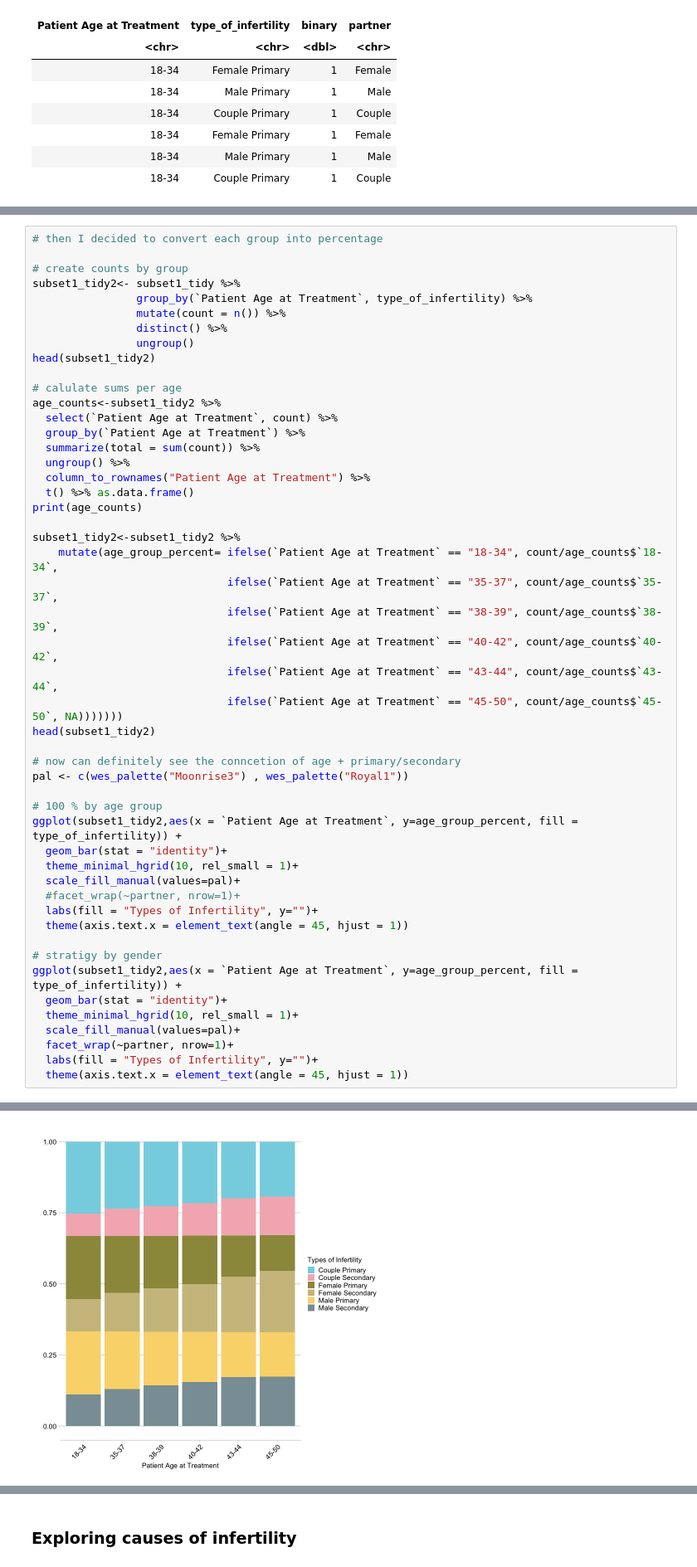
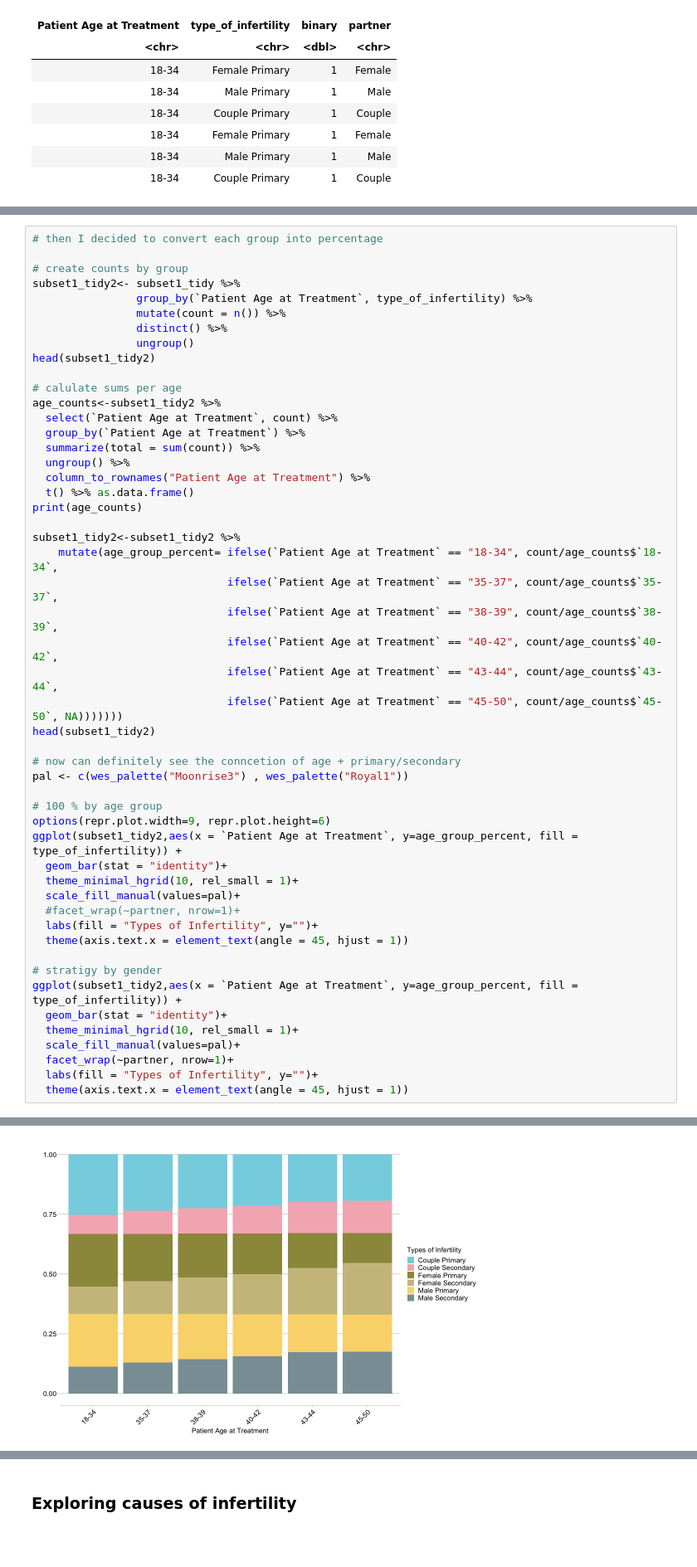
Before and after one commit to mvab/IVF-data-challenge, a Jupyter notebook: marina-working/ivf_eda.ipynb, the cells around one changed output, grey strips where cells are left out. Shown at 83% size. Saved outputs shown, nothing was run; the diff lists cells and outputs as text; blank space fills up the shorter version.

```diff
--- a/marina-working/ivf_eda.ipynb
+++ b/marina-working/ivf_eda.ipynb
@@ -352,6 +355,7 @@ head(subset1_tidy2)
 pal <- c(wes_palette("Moonrise3") , wes_palette("Royal1"))
 
 # 100 % by age group
+options(repr.plot.width=9, repr.plot.height=6)
 ggplot(subset1_tidy2,aes(x = `Patient Age at Treatment`, y=age_group_percent, fill = type_of_infertility)) +
   geom_bar(stat = "identity")+
   theme_minimal_hgrid(10, rel_small = 1)+
@@ -362,31 +366,31 @@ ggplot(subset1_tidy2,aes(x = `Patient Age at Treatment`, y=age_group_percent, fi
 
 # stratigy by gender
 ggplot(subset1_tidy2,aes(x = `Patient Age at Treatment`, y=age_group_percent, fill = type_of_infertility)) +
   geom_bar(stat = "identity")+
   theme_minimal_hgrid(10, rel_small = 1)+
   scale_fill_manual(values=pal)+
   facet_wrap(~partner, nrow=1)+
   labs(fill = "Types of Infertility", y="")+
   theme(axis.text.x = element_text(angle = 45, hjust = 1))
 # %% [output]
 A tibble: 6 × 5
 | Patient Age at Treatment | type_of_infertility | binary | partner | count |
 | <chr> | <chr> | <dbl> | <chr> | <int> |
 | 18-34 | Female Primary | 1 | Female | 184580 |
 | 18-34 | Male Primary | 1 | Male | 184761 |
 | 18-34 | Couple Primary | 1 | Couple | 211229 |
 | 35-37 | Female Primary | 1 | Female | 83370 |
 | 35-37 | Male Primary | 1 | Male | 84733 |
 | 35-37 | Couple Primary | 1 | Couple | 98752 |
        18-34  35-37  38-39  40-42 43-44 45-50
 total 836549 418337 228004 188296 49990 31957
 A tibble: 6 × 6
 | Patient Age at Treatment | type_of_infertility | binary | partner | count | age_group_percent |
 | <chr> | <chr> | <dbl> | <chr> | <int> | <dbl> |
 | 18-34 | Female Primary | 1 | Female | 184580 | 0.2206446 |
 | 18-34 | Male Primary | 1 | Male | 184761 | 0.2208609 |
 | 18-34 | Couple Primary | 1 | Couple | 211229 | 0.2525005 |
 | 35-37 | Female Primary | 1 | Female | 83370 | 0.1992891 |
 | 35-37 | Male Primary | 1 | Male | 84733 | 0.2025472 |
 | 35-37 | Couple Primary | 1 | Couple | 98752 | 0.2360585 |
-[figure, old version]
+[figure, new version]
```
Also changed, not shown: parts of 11 cells of this notebook.
